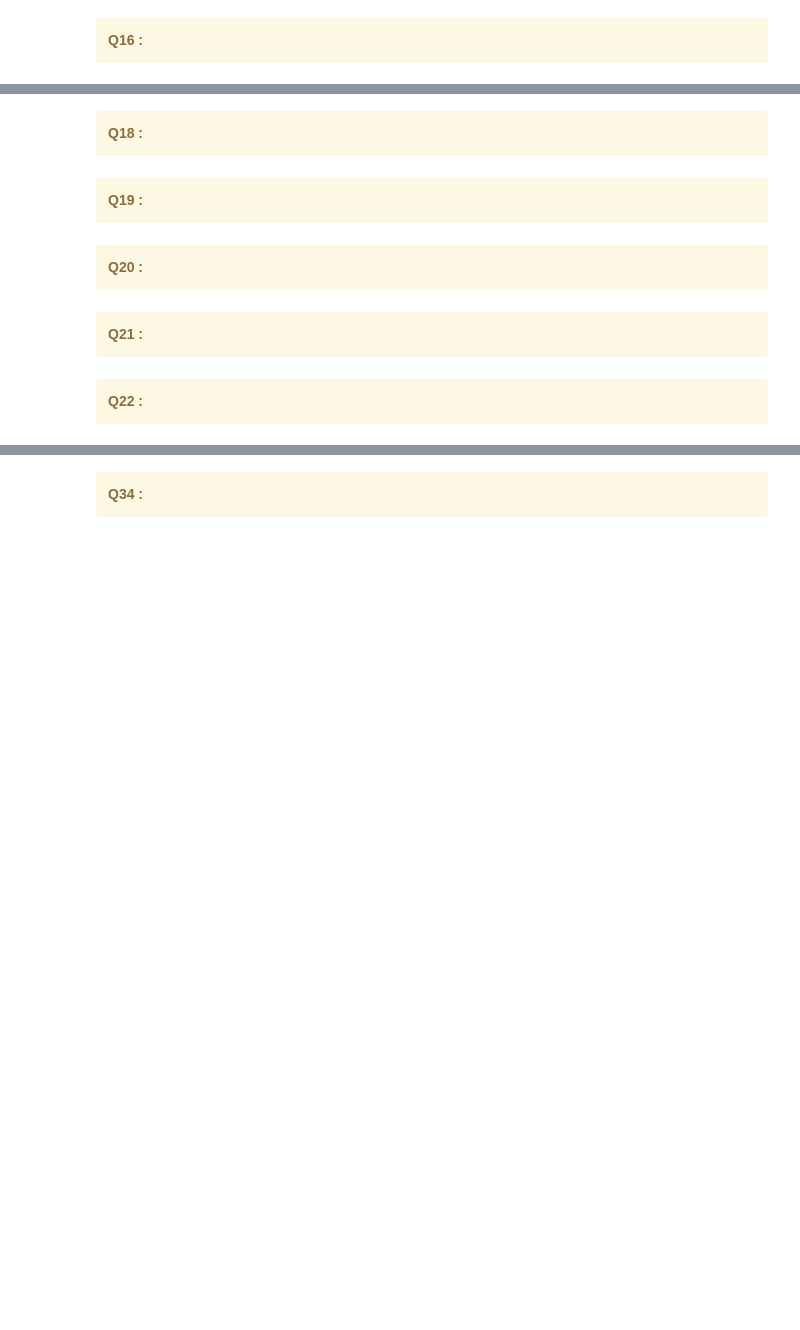
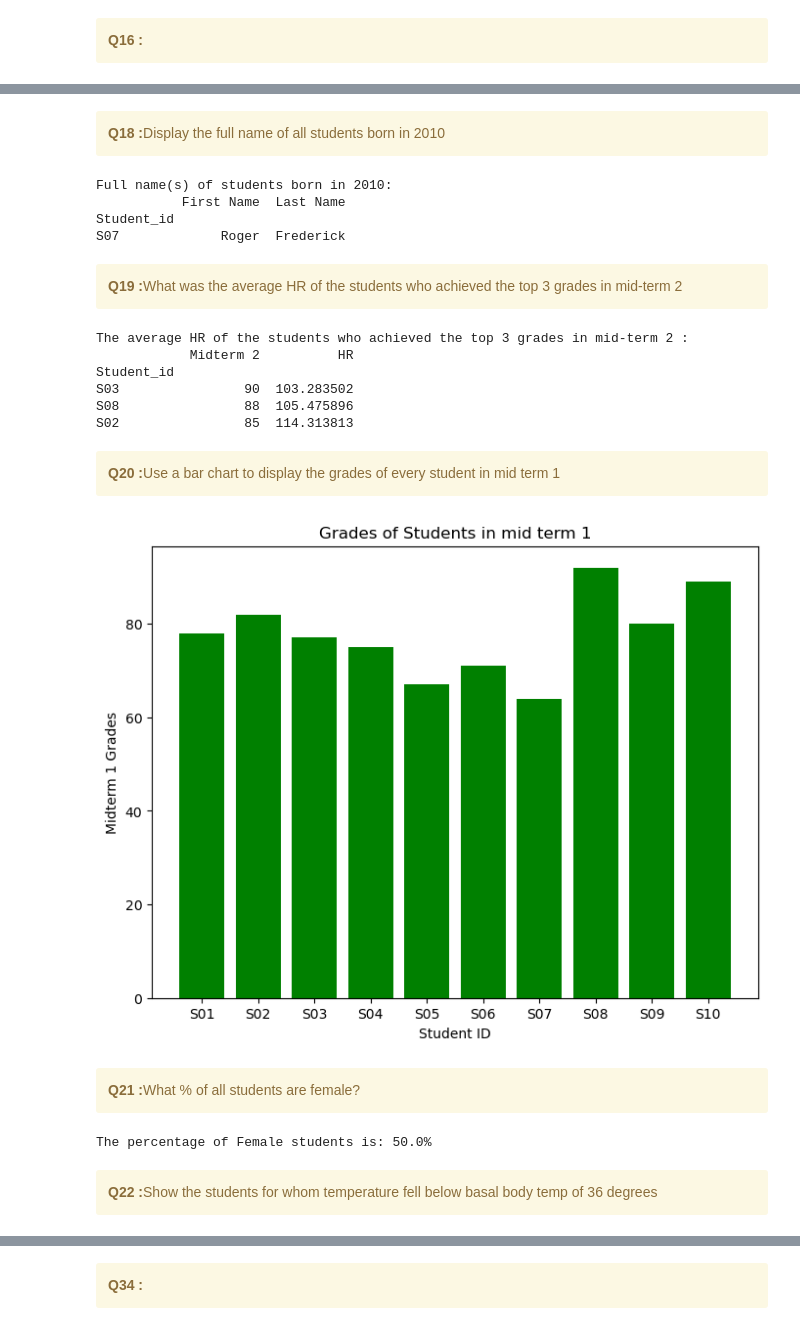
Before and after one commit to Neenu1990/Python_Hackathon_Team_8, a Jupyter notebook: Team8_PythonPioneers_Main80Questions.ipynb, the cells around one changed output, grey strips where cells are left out. Drawn from its saved outputs; the diff is of its cells as text; code cells hidden in the pictures; blank space fills up the shorter version.

```diff
--- a/Team8_PythonPioneers_Main80Questions.ipynb
+++ b/Team8_PythonPioneers_Main80Questions.ipynb
@@ -124,20 +401,90 @@ df_IBI=pd.read_excel("Exam Stress Final.xlsx",sheet_name="IBI")
 # %% [markdown]
 <div class="alert alert-block alert-warning">
-<b>Q18 :</b>
+<b>Q18 :</b>Display the full name of all students born in 2010
 </div>
+# %%
+# Filter and display full names of students born in 2010
+born_2010 = df_Demography[df_Demography['DOB'].dt.year == 2010]
+full_names = born_2010[['Student_id','First Name','Last Name']]
+
+# Set a custom index
+full_names.set_index('Student_id', inplace=True)
+
+# Display the result
+print("Full name(s) of students born in 2010:")
+print(full_names)
+# %% [output]
+Full name(s) of students born in 2010:
+           First Name  Last Name
+Student_id
+S07             Roger  Frederick
 # %% [markdown]
 <div class="alert alert-block alert-warning">
-<b>Q19 :</b>
+<b>Q19 :</b>What was the average HR of the students who achieved the top 3 grades in mid-term 2
 </div>
+# %%
+mid_term2_grades = df_Grades[['Student_id','Midterm 2']]
+heart_rate = df_HR[['Student_id','HR']]
+
+# Group by 'StudentID' and calculate the average 'HR' for each student
+average_hr_per_student = heart_rate.groupby('Student_id')['HR'].mean().reset_index()
+
+# Merge the two DataFrames on 'StudentID'
+merge_hr_grades = pd.merge(mid_term2_grades, average_hr_per_student, on='Student_id')
+
+
+# Sort the DataFrame by Midterm2_Grade in descending order
+sorted_grades_top3 = merge_hr_grades.sort_values(by='Midterm 2', ascending=False).head(3)
+
+# Set a custom index
+sorted_grades_top3.set_index('Student_id', inplace=True)
+
+print("The average HR of the students who achieved the top 3 grades in mid-term 2 :")
+print(sorted_grades_top3)
+# %% [output]
+The average HR of the students who achieved the top 3 grades in mid-term 2 :
+            Midterm 2          HR
+Student_id
+S03                90  103.283502
+S08                88  105.475896
+S02                85  114.313813
 # %% [markdown]
 <div class="alert alert-block alert-warning">
-<b>Q20 :</b>
+<b>Q20 :</b>Use a bar chart to display the grades of every student in mid term 1
 </div>
+# %%
+# Plotting the bar chart
+plt.figure(figsize=(8, 6))
+plt.bar(df_Grades['Student_id'], df_Grades['Midterm 1'], color='green')
+plt.xlabel('Student ID')
+plt.ylabel('Midterm 1 Grades')
+plt.title('Grades of Students in mid term 1')
+plt.show()
+# %% [output]
+[figure, added]
 # %% [markdown]
 <div class="alert alert-block alert-warning">
-<b>Q21 :</b>
+<b>Q21 :</b>What % of all students are female?
 </div>
+# %%
+#Defined a function to calculate the percentage of female students
+
+def female_percentage(students):
+    total_students = len(students)
+
+    # Count the number of Asian students
+    female_students = students[students['Gender'] == 'F'].shape[0]
+
+    # Calculate the percentage
+    female_percentage = (female_students / total_students) * 100
+
+    return female_percentage
+
+percentage = female_percentage(df_Demography)
+print(f'The percentage of Female students is: {percentage:.1f}%')
+# %% [output]
+The percentage of Female students is: 50.0%
 # %% [markdown]
 <div class="alert alert-block alert-warning">
-<b>Q22 :</b>
+<b>Q22 :</b>Show the students for whom temperature fell below basal body temp of 36 degrees
 </div>
```
Also changed, not shown: parts of 83 cells of this notebook.
